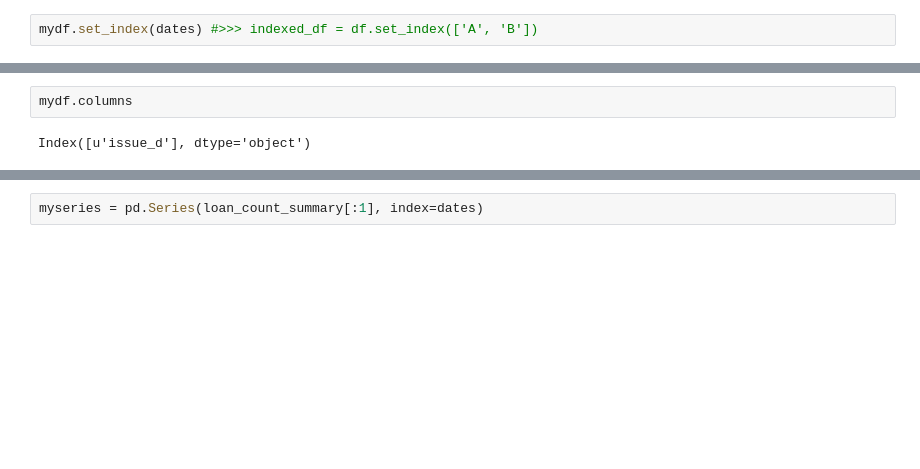
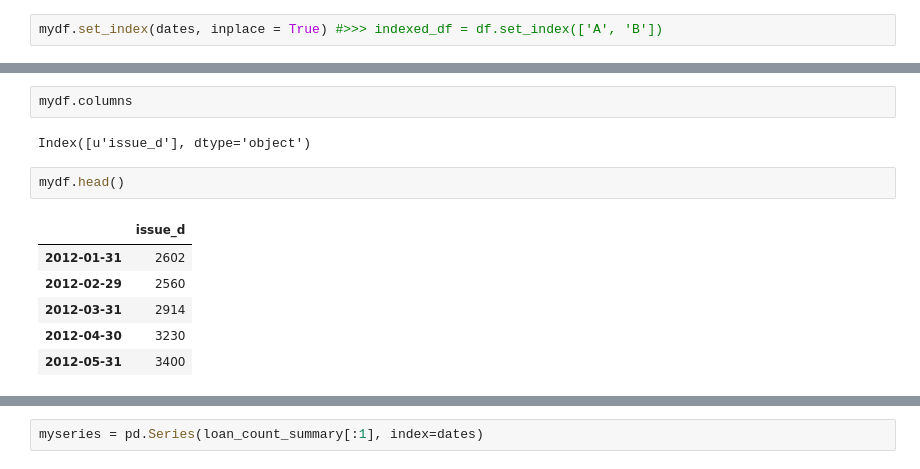
Before and after one commit to bb071988/ds-lesson3, a Jupyter notebook: time_series1.ipynb, the cells around one changed output, grey strips where cells are left out. Saved outputs shown, nothing was run; the diff lists cells and outputs as text; blank space fills up the shorter version.

```diff
--- a/time_series1.ipynb
+++ b/time_series1.ipynb
@@ -35,4 +35,4 @@ mydf.shape, dates.shape, loan_count_summary.shape
 # %% [output]
 ((24, 1), (24L,), (24L,))
 # %%
-mydf.set_index(dates) #>>> indexed_df = df.set_index(['A', 'B'])
+mydf.set_index(dates, inplace = True) #>>> indexed_df = df.set_index(['A', 'B'])
@@ -60,6 +42,15 @@ mydf.set_index(dates) #>>> indexed_df = df.set_index(['A', 'B'])
 mydf.columns
 # %% [output]
 Index([u'issue_d'], dtype='object')
+# %%
+mydf.head()
+# %% [output]
+|  | issue_d |
+| 2012-01-31 | 2602 |
+| 2012-02-29 | 2560 |
+| 2012-03-31 | 2914 |
+| 2012-04-30 | 3230 |
+| 2012-05-31 | 3400 |
 # %%
 # It's much more convenient to just use pyplot's factory functions...
 fig, ax = plt.subplots()
```
Also changed, not shown: parts of 2 cells of this notebook, 7 other files.
